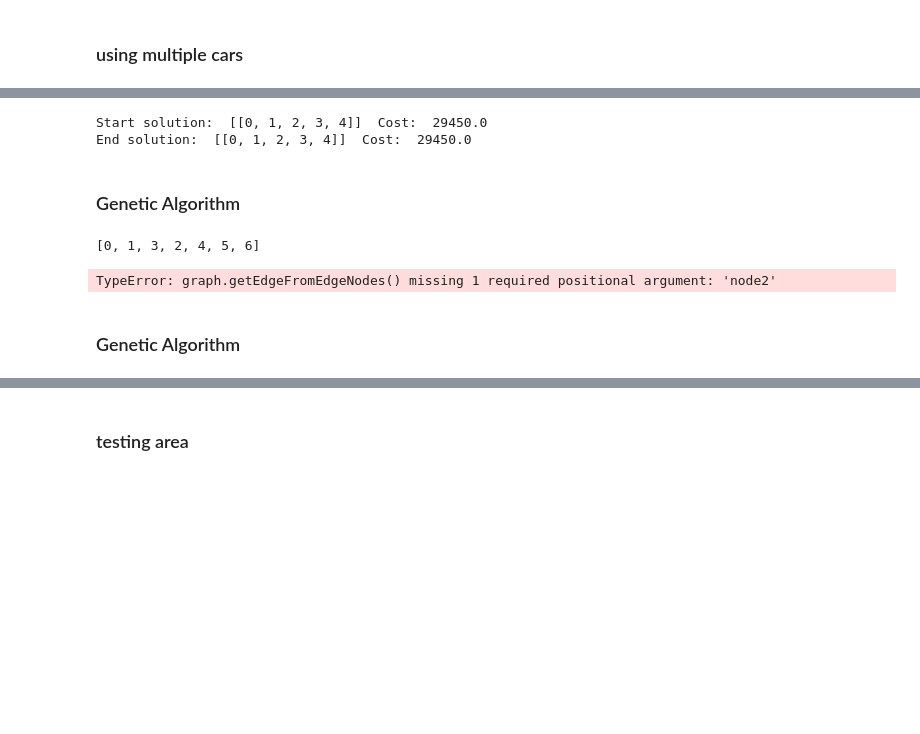
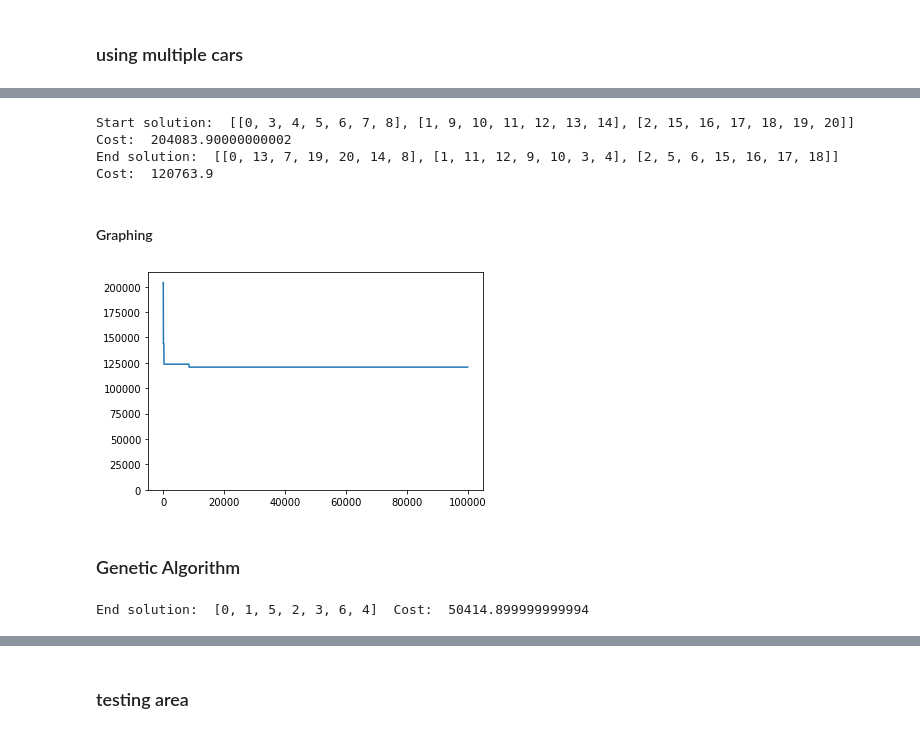
Before and after one commit to MaximCamilleri/Algorithmic-Approach-to-Carpooling, a Jupyter notebook: Testing/CarPooling.ipynb, the cells around one changed output, grey strips where cells are left out. Saved outputs shown, nothing was run; the diff lists cells and outputs as text; code cells hidden in the pictures; blank space fills up the shorter version.

Commit message:
finished genetic algorithm
also created testes some tests

```diff
--- a/Python/CarPooling.ipynb
+++ b/Testing/CarPooling.ipynb
@@ -247,27 +256,27 @@ End solution:  [0, 3, 1, 5, 2, 6, 4]  Cost:  51375.899999999994
 pickupNetwork2 = graph()
 # enter coords as long, lat
 pickupNetwork2.addCar([14.513809277460041, 35.89897453256716]) # valletta
-# pickupNetwork2.addCar([14.513809277460041, 35.89897453256716]) # valletta
-# pickupNetwork2.addCar([14.513809277460041, 35.89897453256716]) # valletta
+pickupNetwork2.addCar([14.513809277460041, 35.89897453256716]) # valletta
+pickupNetwork2.addCar([14.513809277460041, 35.89897453256716]) # valletta
 
-# pickupNetwork2.addTrip([14.423235598020154, 35.91419450996914], [14.407218690503381, 35.888194056331706]) # Mosta to mdina
-# pickupNetwork2.addTrip([14.49291350433241, 35.87369410066685], [14.513809277460041, 35.89897453256716]) # Marsa to Valletta
-# pickupNetwork2.addTrip([14.349747452527506, 35.952589620545496], [14.488425821564382, 35.88613649037252])  # Mellieha to Hamrun
+pickupNetwork2.addTrip([14.423235598020154, 35.91419450996914], [14.407218690503381, 35.888194056331706]) # Mosta to mdina
+pickupNetwork2.addTrip([14.49291350433241, 35.87369410066685], [14.513809277460041, 35.89897453256716]) # Marsa to Valletta
+pickupNetwork2.addTrip([14.349747452527506, 35.952589620545496], [14.488425821564382, 35.88613649037252])  # Mellieha to Hamrun
 
 
 
-# pickupNetwork2.addTrip([14.396021566820055, 35.93589926856759], [14.407218690503381, 35.888194056331706]) # st pauls bay to mdina
-# pickupNetwork2.addTrip([14.513809277460041, 35.89897453256716], [14.396021566820055, 35.93589926856759]) # Valletta to st pauls bay
-# pickupNetwork2.addTrip([14.469391291395608,35.87691014067125], [14.488425821564382, 35.88613649037252])  # qormi to Hamrun
+pickupNetwork2.addTrip([14.396021566820055, 35.93589926856759], [14.407218690503381, 35.888194056331706]) # st pauls bay to mdina
+pickupNetwork2.addTrip([14.513809277460041, 35.89897453256716], [14.396021566820055, 35.93589926856759]) # Valletta to st pauls bay
+pickupNetwork2.addTrip([14.469391291395608,35.87691014067125], [14.488425821564382, 35.88613649037252])  # qormi to Hamrun
 
 
-# pickupNetwork2.addTrip([14.432798599308622, 35.846482945229674], [14.480448112126183, 35.8215269171298]) # siggiewi to zurrieq
-# pickupNetwork2.addTrip([14.480448112126183, 35.8215269171298], [14.432798599308622, 35.846482945229674]) # zurrieq to siggiewi
-# pickupNetwork2.addTrip([14.349747452527506, 35.952589620545496], [14.510671636760655, 35.88200443585789])  # Mellieha to paola
+pickupNetwork2.addTrip([14.432798599308622, 35.846482945229674], [14.480448112126183, 35.8215269171298]) # siggiewi to zurrieq
+pickupNetwork2.addTrip([14.480448112126183, 35.8215269171298], [14.432798599308622, 35.846482945229674]) # zurrieq to siggiewi
+pickupNetwork2.addTrip([14.349747452527506, 35.952589620545496], [14.510671636760655, 35.88200443585789])  # Mellieha to paola
 
-pickupNetwork2.addTrip([14.423235598020154, 35.91419450996914], [14.407218690503381, 35.888194056331706])
-pickupNetwork2.addTrip([14.49291350433241, 35.87369410066685], [14.513809277460041, 35.89897453256716])
+# pickupNetwork2.addTrip([14.423235598020154, 35.91419450996914], [14.407218690503381, 35.888194056331706])
 # pickupNetwork2.addTrip([14.49291350433241, 35.87369410066685], [14.513809277460041, 35.89897453256716])
+# pickupNetwork2.addTrip([14.49291350433241, 35.87369410066685], [14.513809277460041, 35.89897453256716])
 # %%
 carSize = 3
 def initSolution2(graph): # used to randomly generate a solution
@@ -357,5 +399,6 @@ print(swapCars)
 # %%
 def tabuSearch2(graph, iterations, tabuSize, s):
+    counts = []
     bestSolution = s
     solution = bestSolution
     tabuList = list()
@@ -449,15 +492,30 @@ def tabuSearch2(graph, iterations, tabuSize, s):
 
                 if len(tabuList2) >= tabuSize:
                     tabuList2.pop(0) # removes the oldest element in the list
+        counts.append(bestCost)
 
-    return bestSolution, bestCost
+    return bestSolution, bestCost, counts
 # %%
-bestSolution, bestCost = tabuSearch2(pickupNetwork2, 10000, 14, solutions)
+bestSolution, bestCost, counts = tabuSearch2(pickupNetwork2, 100000, 30, solutions)
 print("Start solution: ", solutions, " Cost: ", fitnessFunc2(solutions, pickupNetwork2))
 print("End solution: ", bestSolution, " Cost: ", bestCost)
 # %% [output]
-Start solution:  [[0, 1, 2, 3, 4]]  Cost:  29450.0
-End solution:  [[0, 1, 2, 3, 4]]  Cost:  29450.0
+Start solution:  [[0, 3, 4, 5, 6, 7, 8], [1, 9, 10, 11, 12, 13, 14], [2, 15, 16, 17, 18, 19, 20]]  Cost:  204083.90000000002
+End solution:  [[0, 13, 7, 19, 20, 14, 8], [1, 11, 12, 9, 10, 3, 4], [2, 5, 6, 15, 16, 17, 18]]  Cost:  120763.9
+# %% [markdown]
+#### Graphing
+# %%
+def costOverTime(costs, iterations):
+    eps = []
+    for x in range(1, iterations+1):
+        eps.append(x)
+
+    plt.plot(eps, costs)
+    plt.ylim(0, max(costs)+10000)
+# %%
+costOverTime(counts, 100000)
+# %% [output]
+[figure, added]
 # %% [markdown]
 ### Genetic Algorithm
 # %%
@@ -542,13 +598,10 @@ class geneticAlgorithm:
 
         return bestSolution, bestCost
 # %%
-g = geneticAlgorithm(pickupNetwork, 10)
+g = geneticAlgorithm(pickupNetwork, 100)
 
 s, c = g.geneticAlgorithm(1000)
 
 print("End solution: ", s, " Cost: ", c)
 # %% [output]
-[0, 1, 3, 2, 4, 5, 6]
+End solution:  [0, 1, 5, 2, 3, 6, 4]  Cost:  50414.899999999994
-TypeError: graph.getEdgeFromEdgeNodes() missing 1 required positional argument: 'node2'
-# %% [markdown]
-### Genetic Algorithm
```
Also changed, not shown: parts of 9 cells of this notebook, 4 other files.
